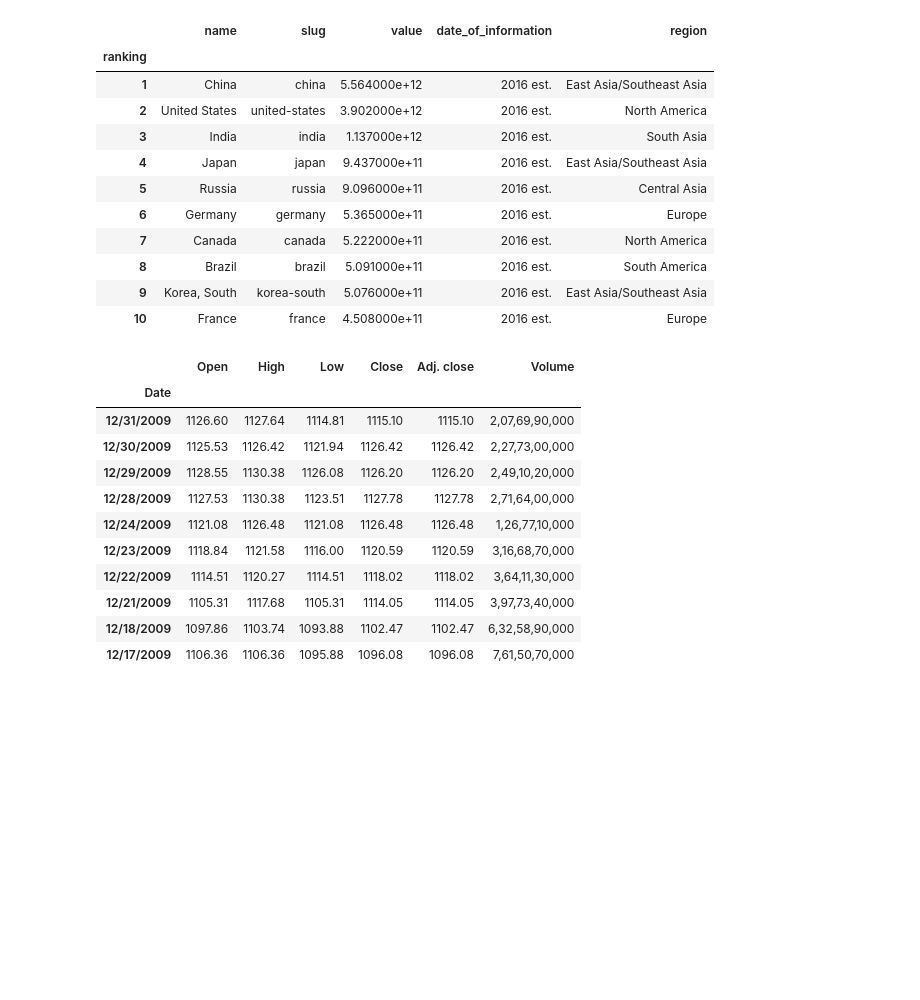
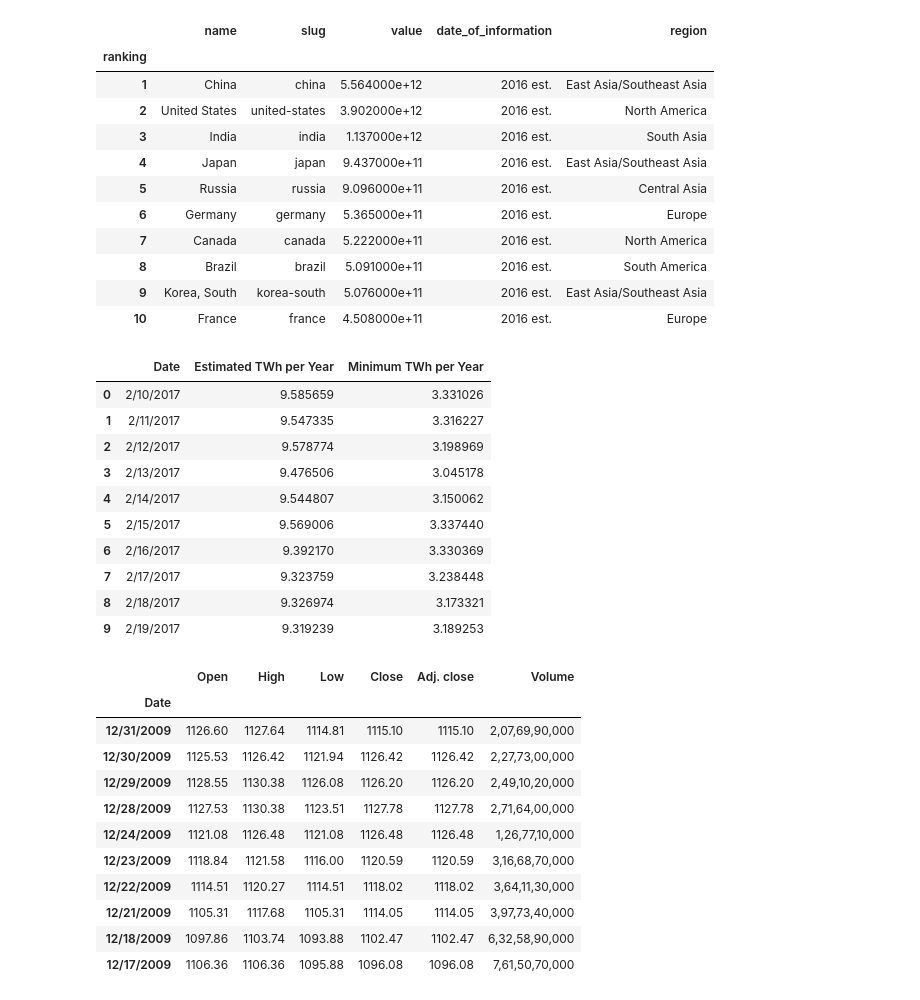
Before and after one commit to aashu26698/Cryptocurrencies-AnInfographic, a Jupyter notebook: Cryptocurrency EDA.ipynb, the cells around one changed output. Cells and saved outputs as stored; diff of their text form; code cells hidden in the pictures; blank space fills up the shorter version.

```diff
--- a/Cryptocurrency EDA.ipynb
+++ b/Cryptocurrency EDA.ipynb
@@ -14,7 +14,8 @@ banks = pd.read_csv("C:\\Users\\Yuvraj\\Desktop\\Sem 1\\DAB 103 Analytical tools
 btc_1year_market_cap = pd.read_csv("C:\\Users\\Yuvraj\\Desktop\\Sem 1\\DAB 103 Analytical tools and decision making\\Project\\Market Capital\\btc_1year_market_cap.csv",index_col="Date")
 eth_1year_market_cap = pd.read_csv("C:\\Users\\Yuvraj\\Desktop\\Sem 1\\DAB 103 Analytical tools and decision making\\Project\\Market Capital\\eth_1year_market_cap.csv",index_col="Date")
 doge_1year_market_cap = pd.read_csv("C:\\Users\\Yuvraj\\Desktop\\Sem 1\\DAB 103 Analytical tools and decision making\\Project\\Market Capital\\doge_1year_market_cap.csv",index_col="Date")
-energy_consumption = pd.read_csv("C:\\Users\\Yuvraj\\Desktop\\Sem 1\\DAB 103 Analytical tools and decision making\\Project\\Energy consumption\\electricity_consumption_for_countries.csv",index_col="ranking")
+energy_consumption_countries = pd.read_csv("C:\\Users\\Yuvraj\\Desktop\\Sem 1\\DAB 103 Analytical tools and decision making\\Project\\Energy consumption\\electricity_consumption_for_countries.csv",index_col="ranking")
+energy_consumption_bitcoin = pd.read_csv("C:\\Users\\Yuvraj\\Desktop\\Sem 1\\DAB 103 Analytical tools and decision making\\Project\\Energy consumption\\bitcoin_mininig_energy_consumption.csv")
 sp500_stocks = pd.read_csv("C:\\Users\\Yuvraj\\Desktop\\Sem 1\\DAB 103 Analytical tools and decision making\\Project\\NYSE AND NASDAQ\s&p500_2008_to_2010.csv",index_col="Date")
 dji_stocks = pd.read_csv("C:\\Users\\Yuvraj\\Desktop\\Sem 1\\DAB 103 Analytical tools and decision making\\Project\\NYSE AND NASDAQ\dji_2008_to_2010.csv",index_col="Date")
 # %% [markdown]
@@ -139,6 +140,20 @@ energy_consumption.head(10)
 | 8 | Brazil | brazil | 5.091000e+11 | 2016 est. | South America |
 | 9 | Korea, South | korea-south | 5.076000e+11 | 2016 est. | East Asia/Southeast Asia |
 | 10 | France | france | 4.508000e+11 | 2016 est. | Europe |
+# %%
+energy_consumption_bitcoin.head(10)
+# %% [output]
+|  | Date | Estimated TWh per Year | Minimum TWh per Year |
+| 0 | 2/10/2017 | 9.585659 | 3.331026 |
+| 1 | 2/11/2017 | 9.547335 | 3.316227 |
+| 2 | 2/12/2017 | 9.578774 | 3.198969 |
+| 3 | 2/13/2017 | 9.476506 | 3.045178 |
+| 4 | 2/14/2017 | 9.544807 | 3.150062 |
+| 5 | 2/15/2017 | 9.569006 | 3.337440 |
+| 6 | 2/16/2017 | 9.392170 | 3.330369 |
+| 7 | 2/17/2017 | 9.323759 | 3.238448 |
+| 8 | 2/18/2017 | 9.326974 | 3.173321 |
+| 9 | 2/19/2017 | 9.319239 | 3.189253 |
 # %%
 sp500_stocks.head(10)
 # %% [output]
```
Also changed, not shown: parts of 5 cells of this notebook.
